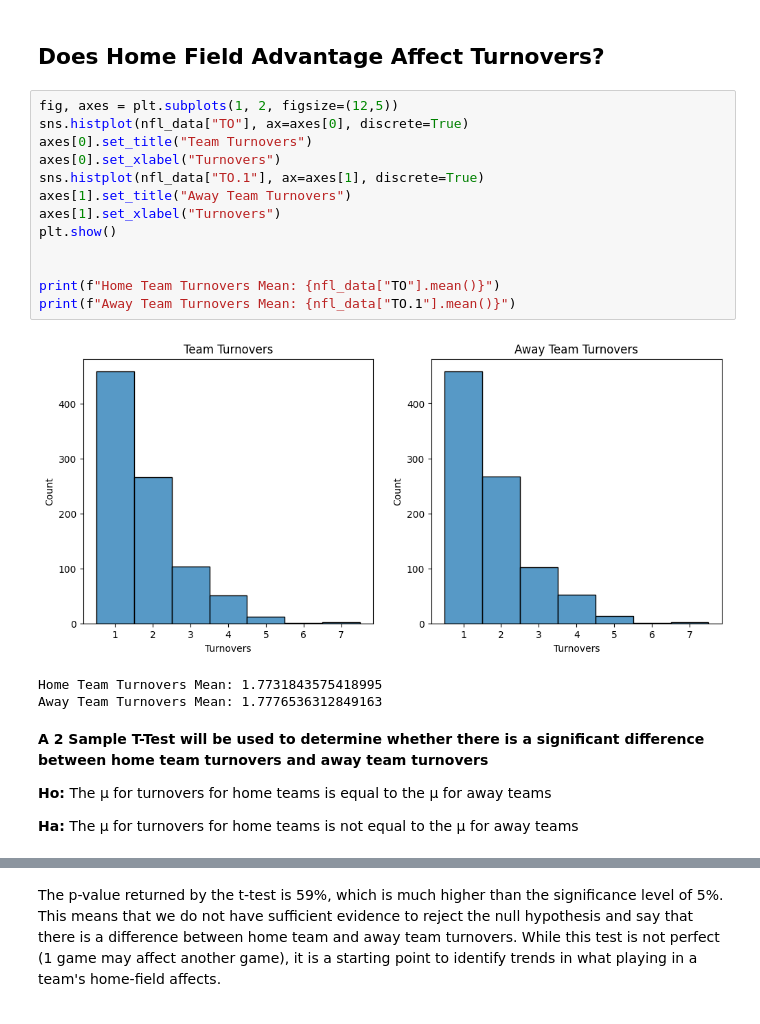
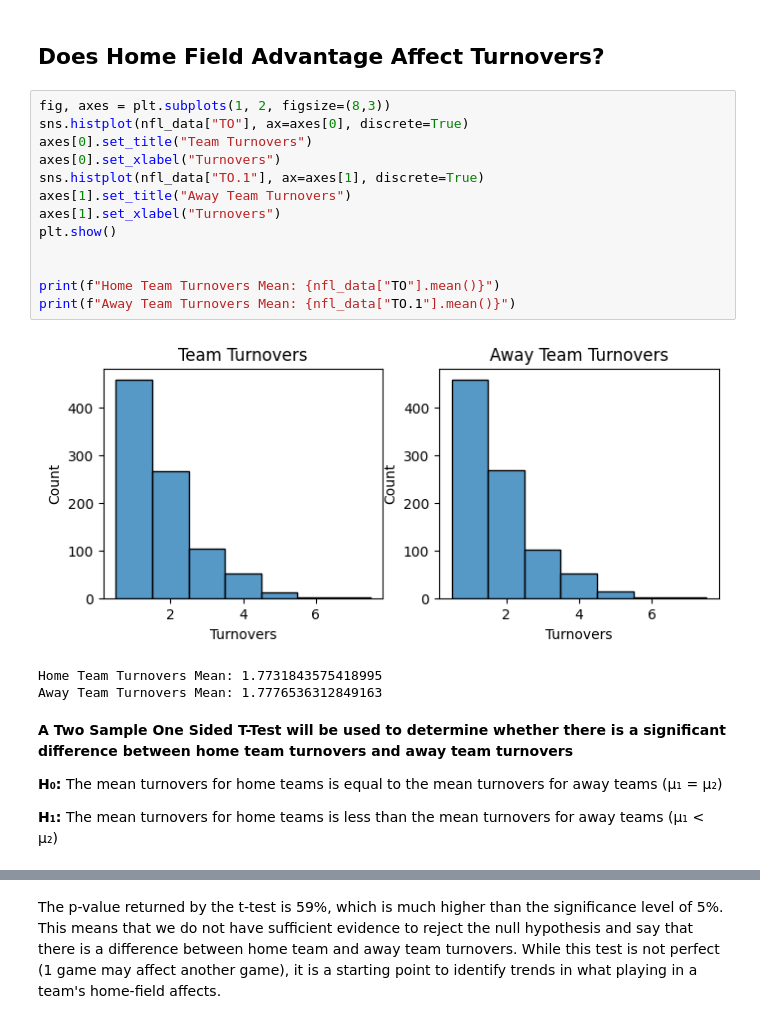
Before and after one commit to aayn-a/Exploratory-Analysis-of-Data-from-NFL-Games, a Jupyter notebook: analysis.ipynb, the cells around one changed output, grey strips where cells are left out. Saved outputs shown, nothing was run; the diff lists cells and outputs as text.

Commit message:
Passing Test!

```diff
--- a/analysis.ipynb
+++ b/analysis.ipynb
@@ -111,28 +111,28 @@ While this test isn't perfect (an injury in one game may affect another game mea
 # %% [markdown]
 ## Does Home Field Advantage Affect Turnovers?
 # %%
-fig, axes = plt.subplots(1, 2, figsize=(12,5))
+fig, axes = plt.subplots(1, 2, figsize=(8,3))
 sns.histplot(nfl_data["TO"], ax=axes[0], discrete=True)
 axes[0].set_title("Team Turnovers")
 axes[0].set_xlabel("Turnovers")
 sns.histplot(nfl_data["TO.1"], ax=axes[1], discrete=True)
 axes[1].set_title("Away Team Turnovers")
 axes[1].set_xlabel("Turnovers")
 plt.show()
 
 
 print(f"Home Team Turnovers Mean: {nfl_data["TO"].mean()}")
 print(f"Away Team Turnovers Mean: {nfl_data["TO.1"].mean()}")
 # %% [output]
-[figure, old version]
+[figure, new version]
 Home Team Turnovers Mean: 1.7731843575418995
 Away Team Turnovers Mean: 1.7776536312849163
 # %% [markdown]
-**A 2 Sample T-Test will be used to determine whether there is a significant difference between home team turnovers and away team turnovers**
+**A Two Sample One Sided T-Test will be used to determine whether there is a significant difference between home team turnovers and away team turnovers**
 
-**Ho:** The μ for turnovers for home teams is equal to the μ for away teams
+**H₀:** The mean turnovers for home teams is equal to the mean turnovers for away teams (μ₁ = μ₂)
 
-**Ha:** The μ for turnovers for home teams is not equal to the μ for away teams
+**H₁:** The mean turnovers for home teams is less than the mean turnovers for away teams (μ₁ < μ₂)
 # %%
 import scipy.stats as stats
 
```
Also changed, not shown: parts of 6 cells of this notebook, 6 other files.
